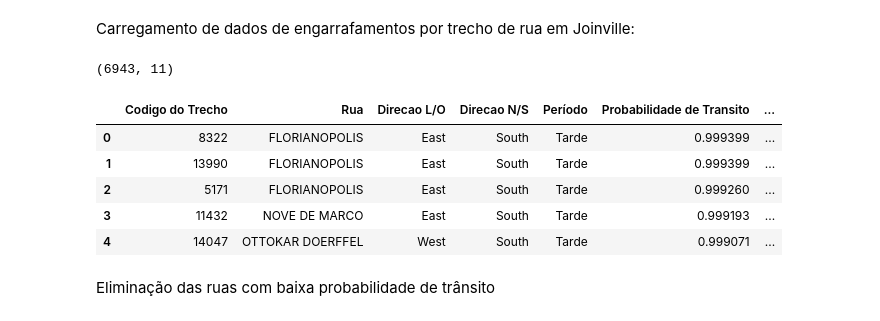
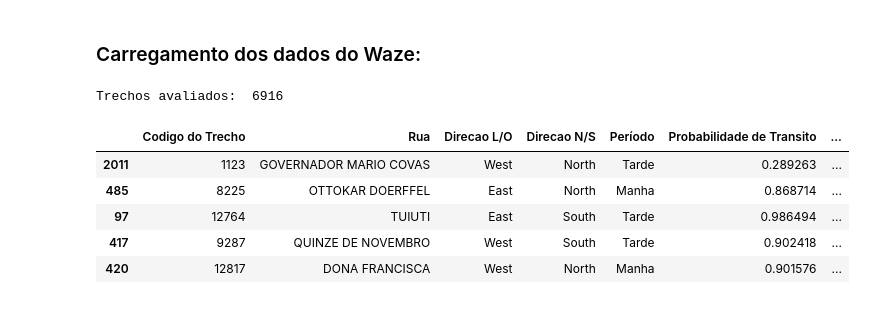
Before and after one commit to pmj-sepud/Joinville-Smart-Mobility, a Jupyter notebook: notebooks/reports/201802-GabrielBogo-RankeamentoVias.ipynb, the cells around one changed output. Saved outputs shown, nothing was run; the diff lists cells and outputs as text; code cells hidden in the pictures.

```diff
--- a/notebooks/reports/201802-GabrielBogo-RankeamentoVias.ipynb
+++ b/notebooks/reports/201802-GabrielBogo-RankeamentoVias.ipynb
@@ -18,27 +26,30 @@ from matplotlib import pyplot as plt
 import folium
 
 pd.options.display.max_columns = 30
-# %% [markdown]
-Carregamento de dados de engarrafamentos por trecho de rua em Joinville:
+# %% [markdown]
+### Carregamento dos dados do Waze:
 # %%
 gdf = gpd.read_file(project_dir + "/data/interim/traffic_indicators.geoJSON")
+gdf.dropna(subset=["Rua"], inplace=True)
+gdf["Codigo do Trecho"] = gdf["Codigo do Trecho"].astype(int)
 
 #Lookup to change period for Período
 lkp_period = pd.DataFrame({"Período": ["Manha", "Tarde"]}, index=[-1, 1])
 gdf = gdf.join(lkp_period, on="period")
 gdf.drop("period", axis=1, inplace=True)
 cols = gdf.columns.tolist()
 gdf = gdf[cols[:4] + [cols[-1]] + cols[4:-1]]
 
-print(gdf.shape)
-gdf.drop("geometry", axis=1).head(5)
+#Creation of an indicator of traffic criticity
+gdf["Criticidade"] = gdf["Probabilidade de Transito"]*gdf["Atraso medio (s)"]
+
+print("Trechos avaliados: ", len(gdf))
+gdf.drop("geometry", axis=1).sort_values("Criticidade", ascending=False).drop_duplicates("Rua").head(5)
 # %% [output]
-(6943, 11)
+Trechos avaliados:  6916
 |  | Codigo do Trecho | Rua | Direcao L/O | Direcao N/S | Período | Probabilidade de Transito | ... |
-| 0 | 8322 | FLORIANOPOLIS | East | South | Tarde | 0.999399 | ... |
-| 1 | 13990 | FLORIANOPOLIS | East | South | Tarde | 0.999399 | ... |
-| 2 | 5171 | FLORIANOPOLIS | East | South | Tarde | 0.999260 | ... |
-| 3 | 11432 | NOVE DE MARCO | East | South | Tarde | 0.999193 | ... |
-| 4 | 14047 | OTTOKAR DOERFFEL | West | South | Tarde | 0.999071 | ... |
+| 2011 | 1123 | GOVERNADOR MARIO COVAS | West | North | Tarde | 0.289263 | ... |
+| 485 | 8225 | OTTOKAR DOERFFEL | East | North | Manha | 0.868714 | ... |
+| 97 | 12764 | TUIUTI | East | South | Tarde | 0.986494 | ... |
+| 417 | 9287 | QUINZE DE NOVEMBRO | West | South | Tarde | 0.902418 | ... |
+| 420 | 12817 | DONA FRANCISCA | West | North | Manha | 0.901576 | ... |
-# %% [markdown]
-Eliminação das ruas com baixa probabilidade de trânsito
```
Also changed, not shown: parts of 17 cells of this notebook.
